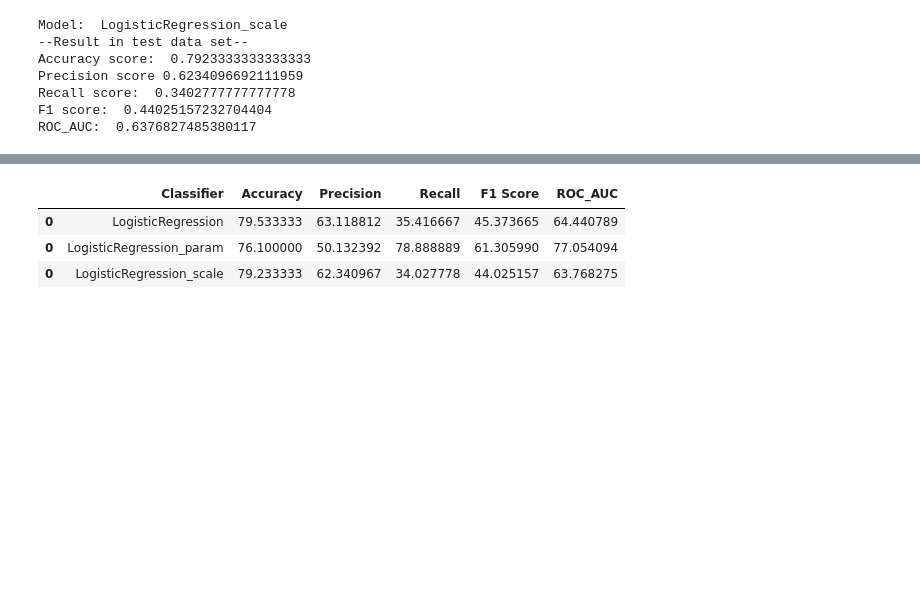
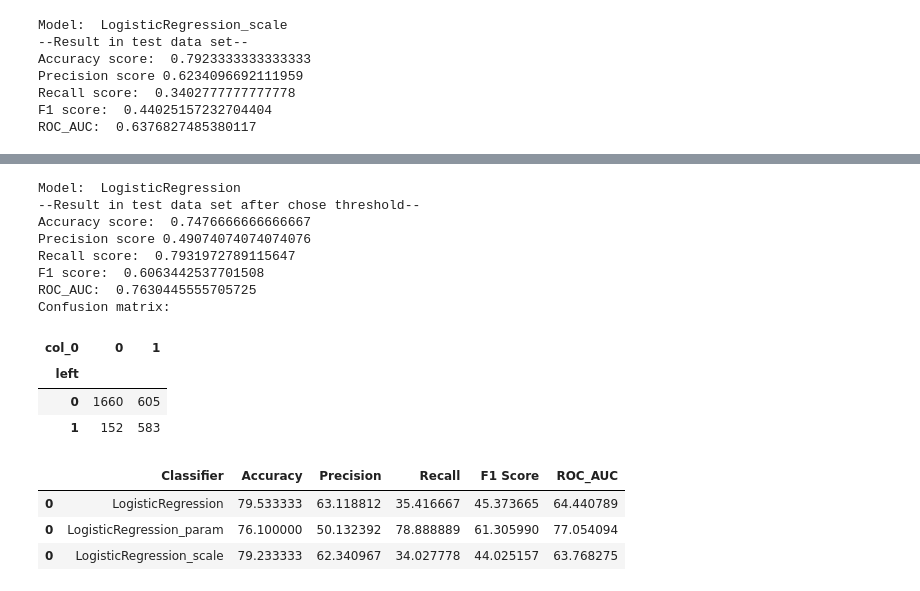
Before and after one commit to thoadao0301/Building-Machine-Learning-Solutions-with-Scikit-Learn-skills, a Jupyter notebook: Project_application/Hr_classification.ipynb, the cells around one changed output, grey strips where cells are left out. Saved outputs shown, nothing was run; the diff lists cells and outputs as text; code cells hidden in the pictures; blank space fills up the shorter version.

```diff
--- a/Project_application/Hr_classification.ipynb
+++ b/Project_application/Hr_classification.ipynb
@@ -535,3 +565,34 @@ ROC_AUC:  0.6376827485380117
+# %%
+def to_labels(y_prob, threshold):
+    return (y_prob >= threshold).astype('int')
+y_pred = to_labels(y_prob[:,1],thresholds[ix])
+acc = accuracy_score(y_test,y_pred)
+prec = precision_score(y_test,y_pred)
+recall = recall_score(y_test,y_pred)
+f1 = f1_score(y_test,y_pred)
+roc_score = roc_auc_score(y_test,y_pred)
+print('Model: ',logistic_model.__class__.__name__)
+print('--Result in test data set after chose threshold--')
+print('Accuracy score: ', acc)
+print('Precision score', prec)
+print('Recall score: ',recall)
+print('F1 score: ', f1)
+print('ROC_AUC: ', roc_score)
+print('Confusion matrix: ')
+pd.crosstab(y_test,y_pred)
+# %% [output]
+Model:  LogisticRegression
+--Result in test data set after chose threshold--
+Accuracy score:  0.7476666666666667
+Precision score 0.49074074074074076
+Recall score:  0.7931972789115647
+F1 score:  0.6063442537701508
+ROC_AUC:  0.7630445555705725
+Confusion matrix:
+| col_0 | 0 | 1 |
+| left |  |  |
+| 0 | 1660 | 605 |
+| 1 | 152 | 583 |
 # %%
 summary
 # %% [output]
```
Also changed, not shown: parts of 4 cells of this notebook.
